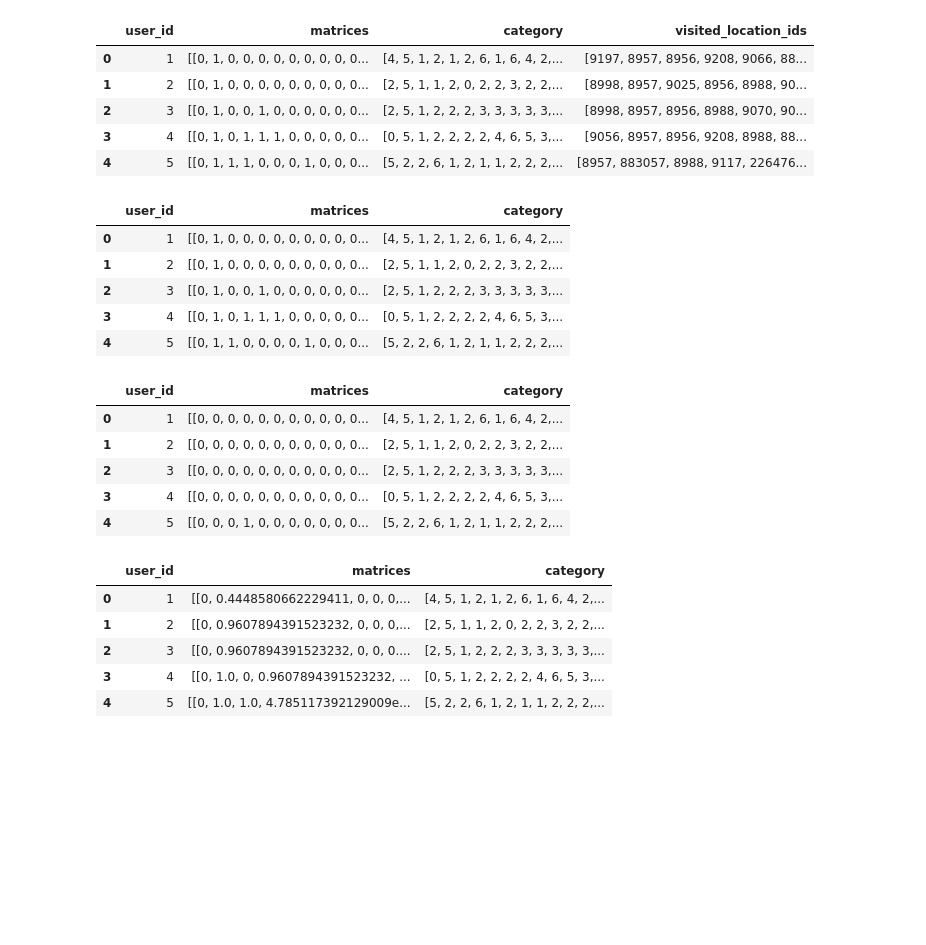
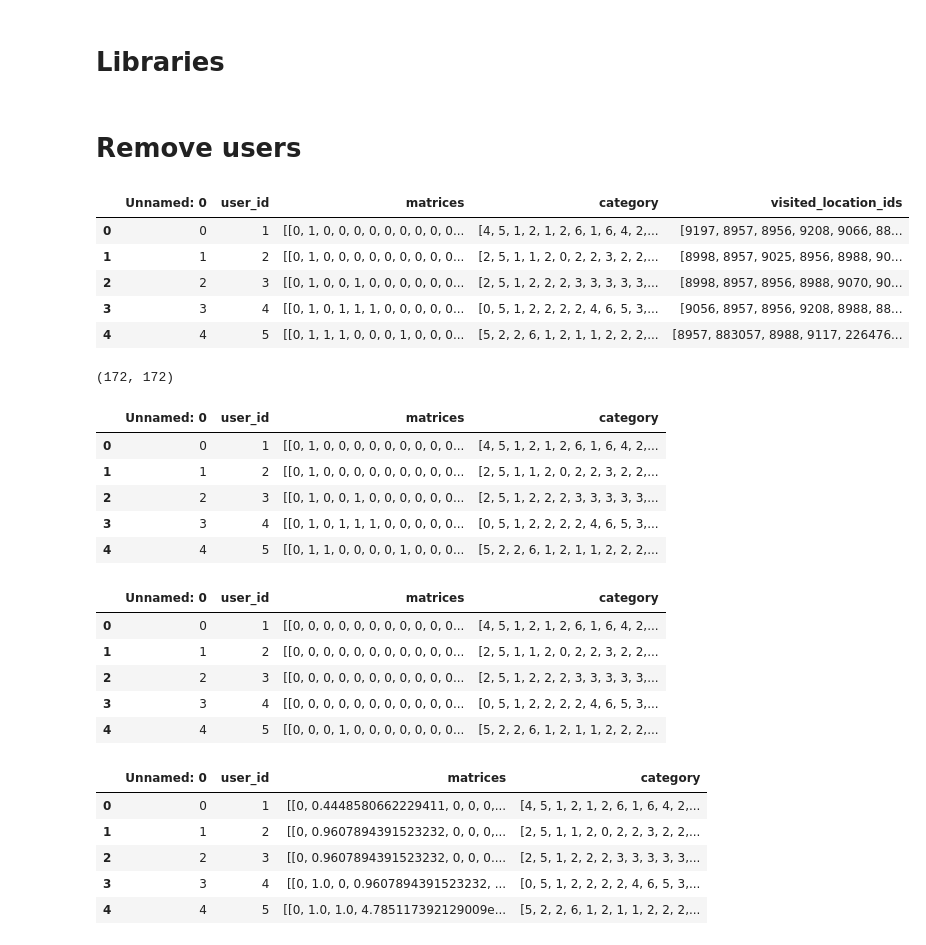
Before and after one commit to vhvictorhugo/PGC-NN, a Jupyter notebook: processing_data.ipynb, the cells around one changed output. Drawn from its saved outputs; the diff is of its cells as text; code cells hidden in the pictures; blank space fills up the shorter version.

```diff
--- a/processing_data.ipynb
+++ b/processing_data.ipynb
@@ -1,3 +1,5 @@
+# %% [markdown]
+# Libraries
 # %%
 import pandas as pd
 import math
@@ -4,41 +7,50 @@ import math
+# %% [markdown]
+# Remove users
 # %%
-df = pd.read_csv('adjacency_matrix_not_directed_48_7_categories_US.csv')
+df = pd.read_csv('processed_data/adjacency_matrix_not_directed_48_7_categories_US.csv')
 df.head()
 # %% [output]
-|  | user_id | matrices | category | visited_location_ids |
-| 0 | 1 | [[0, 1, 0, 0, 0, 0, 0, 0, 0, 0, 0... | [4, 5, 1, 2, 1, 2, 6, 1, 6, 4, 2,... | [9197, 8957, 8956, 9208, 9066, 88... |
-| 1 | 2 | [[0, 1, 0, 0, 0, 0, 0, 0, 0, 0, 0... | [2, 5, 1, 1, 2, 0, 2, 2, 3, 2, 2,... | [8998, 8957, 9025, 8956, 8988, 90... |
-| 2 | 3 | [[0, 1, 0, 0, 1, 0, 0, 0, 0, 0, 0... | [2, 5, 1, 2, 2, 2, 3, 3, 3, 3, 3,... | [8998, 8957, 8956, 8988, 9070, 90... |
-| 3 | 4 | [[0, 1, 0, 1, 1, 1, 0, 0, 0, 0, 0... | [0, 5, 1, 2, 2, 2, 2, 4, 6, 5, 3,... | [9056, 8957, 8956, 9208, 8988, 88... |
-| 4 | 5 | [[0, 1, 1, 1, 0, 0, 0, 1, 0, 0, 0... | [5, 2, 2, 6, 1, 2, 1, 1, 2, 2, 2,... | [8957, 883057, 8988, 9117, 226476... |
+|  | Unnamed: 0 | user_id | matrices | category | visited_location_ids |
+| 0 | 0 | 1 | [[0, 1, 0, 0, 0, 0, 0, 0, 0, 0, 0... | [4, 5, 1, 2, 1, 2, 6, 1, 6, 4, 2,... | [9197, 8957, 8956, 9208, 9066, 88... |
+| 1 | 1 | 2 | [[0, 1, 0, 0, 0, 0, 0, 0, 0, 0, 0... | [2, 5, 1, 1, 2, 0, 2, 2, 3, 2, 2,... | [8998, 8957, 9025, 8956, 8988, 90... |
+| 2 | 2 | 3 | [[0, 1, 0, 0, 1, 0, 0, 0, 0, 0, 0... | [2, 5, 1, 2, 2, 2, 3, 3, 3, 3, 3,... | [8998, 8957, 8956, 8988, 9070, 90... |
+| 3 | 3 | 4 | [[0, 1, 0, 1, 1, 1, 0, 0, 0, 0, 0... | [0, 5, 1, 2, 2, 2, 2, 4, 6, 5, 3,... | [9056, 8957, 8956, 9208, 8988, 88... |
+| 4 | 4 | 5 | [[0, 1, 1, 1, 0, 0, 0, 1, 0, 0, 0... | [5, 2, 2, 6, 1, 2, 1, 1, 2, 2, 2,... | [8957, 883057, 8988, 9117, 226476... |
+# %%
+import ast
+
+matrice = np.array(ast.literal_eval(df.loc[0, 'matrices']))
+matrice.shape
+# %% [output]
+(172, 172)
 # %%
-df = pd.read_csv('adjacency_matrix_weekday_not_directed_48_7_categories_US.csv')
+df = pd.read_csv('processed_data/adjacency_matrix_weekday_not_directed_48_7_categories_US.csv')
 df.head()
 # %% [output]
-|  | user_id | matrices | category |
-| 0 | 1 | [[0, 1, 0, 0, 0, 0, 0, 0, 0, 0, 0... | [4, 5, 1, 2, 1, 2, 6, 1, 6, 4, 2,... |
-| 1 | 2 | [[0, 1, 0, 0, 0, 0, 0, 0, 0, 0, 0... | [2, 5, 1, 1, 2, 0, 2, 2, 3, 2, 2,... |
-| 2 | 3 | [[0, 1, 0, 0, 1, 0, 0, 0, 0, 0, 0... | [2, 5, 1, 2, 2, 2, 3, 3, 3, 3, 3,... |
-| 3 | 4 | [[0, 1, 0, 1, 1, 1, 0, 0, 0, 0, 0... | [0, 5, 1, 2, 2, 2, 2, 4, 6, 5, 3,... |
-| 4 | 5 | [[0, 1, 1, 0, 0, 0, 0, 1, 0, 0, 0... | [5, 2, 2, 6, 1, 2, 1, 1, 2, 2, 2,... |
+|  | Unnamed: 0 | user_id | matrices | category |
+| 0 | 0 | 1 | [[0, 1, 0, 0, 0, 0, 0, 0, 0, 0, 0... | [4, 5, 1, 2, 1, 2, 6, 1, 6, 4, 2,... |
+| 1 | 1 | 2 | [[0, 1, 0, 0, 0, 0, 0, 0, 0, 0, 0... | [2, 5, 1, 1, 2, 0, 2, 2, 3, 2, 2,... |
+| 2 | 2 | 3 | [[0, 1, 0, 0, 1, 0, 0, 0, 0, 0, 0... | [2, 5, 1, 2, 2, 2, 3, 3, 3, 3, 3,... |
+| 3 | 3 | 4 | [[0, 1, 0, 1, 1, 1, 0, 0, 0, 0, 0... | [0, 5, 1, 2, 2, 2, 2, 4, 6, 5, 3,... |
+| 4 | 4 | 5 | [[0, 1, 1, 0, 0, 0, 0, 1, 0, 0, 0... | [5, 2, 2, 6, 1, 2, 1, 1, 2, 2, 2,... |
 # %%
-df = pd.read_csv('adjacency_matrix_weekend_not_directed_48_7_categories_US.csv')
+df = pd.read_csv('processed_data/adjacency_matrix_weekend_not_directed_48_7_categories_US.csv')
 df.head()
 # %% [output]
-|  | user_id | matrices | category |
-| 0 | 1 | [[0, 0, 0, 0, 0, 0, 0, 0, 0, 0, 0... | [4, 5, 1, 2, 1, 2, 6, 1, 6, 4, 2,... |
-| 1 | 2 | [[0, 0, 0, 0, 0, 0, 0, 0, 0, 0, 0... | [2, 5, 1, 1, 2, 0, 2, 2, 3, 2, 2,... |
-| 2 | 3 | [[0, 0, 0, 0, 0, 0, 0, 0, 0, 0, 0... | [2, 5, 1, 2, 2, 2, 3, 3, 3, 3, 3,... |
-| 3 | 4 | [[0, 0, 0, 0, 0, 0, 0, 0, 0, 0, 0... | [0, 5, 1, 2, 2, 2, 2, 4, 6, 5, 3,... |
-| 4 | 5 | [[0, 0, 0, 1, 0, 0, 0, 0, 0, 0, 0... | [5, 2, 2, 6, 1, 2, 1, 1, 2, 2, 2,... |
+|  | Unnamed: 0 | user_id | matrices | category |
+| 0 | 0 | 1 | [[0, 0, 0, 0, 0, 0, 0, 0, 0, 0, 0... | [4, 5, 1, 2, 1, 2, 6, 1, 6, 4, 2,... |
+| 1 | 1 | 2 | [[0, 0, 0, 0, 0, 0, 0, 0, 0, 0, 0... | [2, 5, 1, 1, 2, 0, 2, 2, 3, 2, 2,... |
+| 2 | 2 | 3 | [[0, 0, 0, 0, 0, 0, 0, 0, 0, 0, 0... | [2, 5, 1, 2, 2, 2, 3, 3, 3, 3, 3,... |
+| 3 | 3 | 4 | [[0, 0, 0, 0, 0, 0, 0, 0, 0, 0, 0... | [0, 5, 1, 2, 2, 2, 2, 4, 6, 5, 3,... |
+| 4 | 4 | 5 | [[0, 0, 0, 1, 0, 0, 0, 0, 0, 0, 0... | [5, 2, 2, 6, 1, 2, 1, 1, 2, 2, 2,... |
 # %%
-df = pd.read_csv('distance_matrix_not_directed_48_7_categories_US.csv')
+df = pd.read_csv('processed_data/distance_matrix_not_directed_48_7_categories_US.csv')
 df.head()
 # %% [output]
-|  | user_id | matrices | category |
-| 0 | 1 | [[0, 0.4448580662229411, 0, 0, 0,... | [4, 5, 1, 2, 1, 2, 6, 1, 6, 4, 2,... |
-| 1 | 2 | [[0, 0.9607894391523232, 0, 0, 0,... | [2, 5, 1, 1, 2, 0, 2, 2, 3, 2, 2,... |
-| 2 | 3 | [[0, 0.9607894391523232, 0, 0, 0.... | [2, 5, 1, 2, 2, 2, 3, 3, 3, 3, 3,... |
-| 3 | 4 | [[0, 1.0, 0, 0.9607894391523232, ... | [0, 5, 1, 2, 2, 2, 2, 4, 6, 5, 3,... |
-| 4 | 5 | [[0, 1.0, 1.0, 4.785117392129009e... | [5, 2, 2, 6, 1, 2, 1, 1, 2, 2, 2,... |
+|  | Unnamed: 0 | user_id | matrices | category |
+| 0 | 0 | 1 | [[0, 0.4448580662229411, 0, 0, 0,... | [4, 5, 1, 2, 1, 2, 6, 1, 6, 4, 2,... |
+| 1 | 1 | 2 | [[0, 0.9607894391523232, 0, 0, 0,... | [2, 5, 1, 1, 2, 0, 2, 2, 3, 2, 2,... |
+| 2 | 2 | 3 | [[0, 0.9607894391523232, 0, 0, 0.... | [2, 5, 1, 2, 2, 2, 3, 3, 3, 3, 3,... |
+| 3 | 3 | 4 | [[0, 1.0, 0, 0.9607894391523232, ... | [0, 5, 1, 2, 2, 2, 2, 4, 6, 5, 3,... |
+| 4 | 4 | 5 | [[0, 1.0, 1.0, 4.785117392129009e... | [5, 2, 2, 6, 1, 2, 1, 1, 2, 2, 2,... |
 # %%
```
Also changed, not shown: parts of 15 cells of this notebook, 3 other files.
